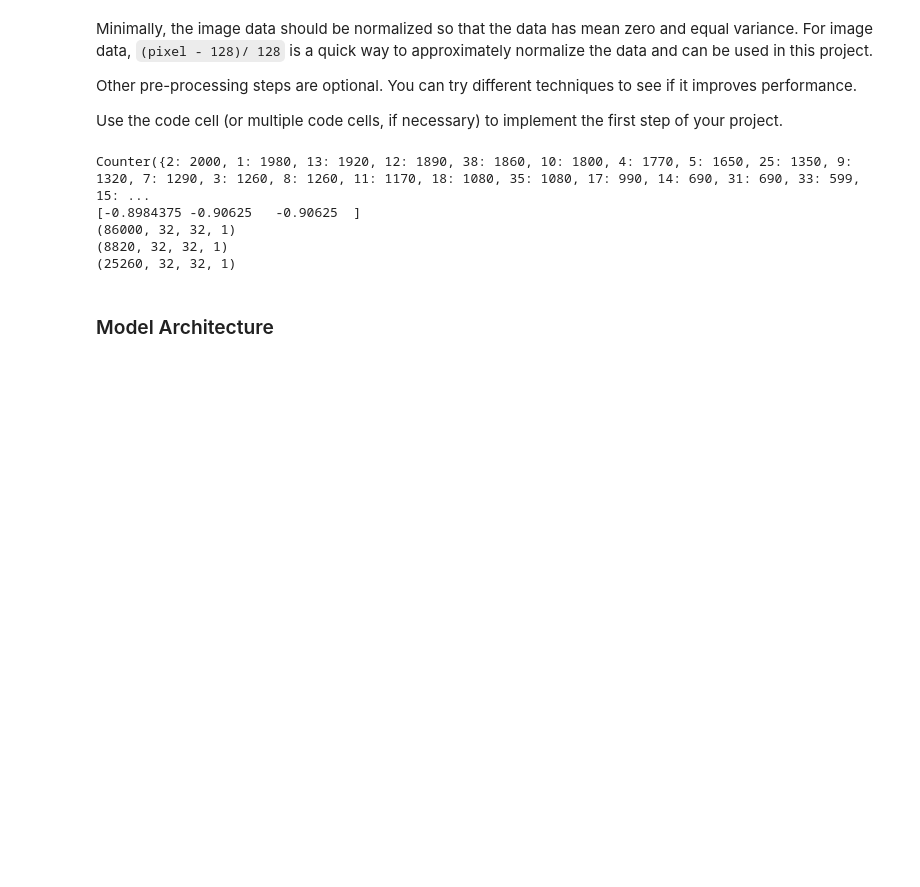
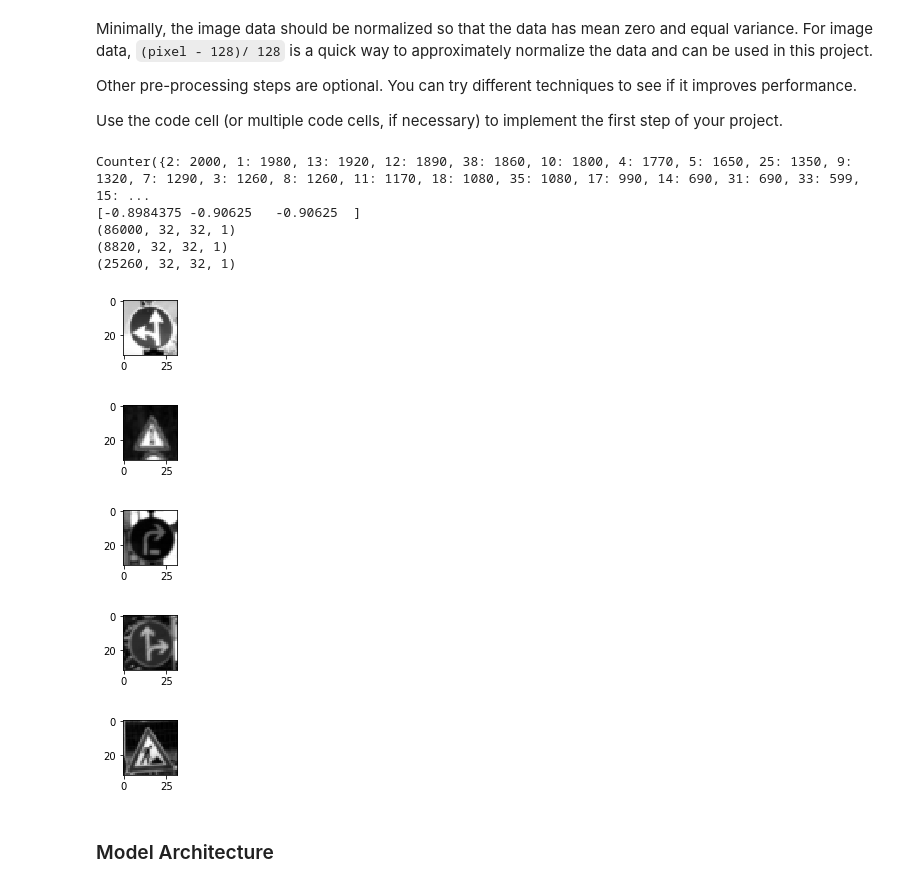
Before and after one commit to dayuwater/traffic_sign_classifier, a Jupyter notebook: Traffic_Sign_Classifier.ipynb, the cells around one changed output. Drawn from its saved outputs; the diff is of its cells as text; code cells hidden in the pictures; blank space fills up the shorter version.

```diff
--- a/Traffic_Sign_Classifier.ipynb
+++ b/Traffic_Sign_Classifier.ipynb
@@ -289,7 +299,7 @@ y_test_augmented = y_test_aug
 
 # Normalize X train to between -1 and 1
 # Since this a uint8, numbers less than 128 minus 128 will overflow to plus 128
-X_train_normalized = [(np.int8(x - 128)) / 128 for x in X_train_selected] # This just works ...
+X_train_normalized = [(np.int8(x - 128)) / 128 for x in X_train_augmented] # This just works ...
 X_valid_normalized = [(np.int8(x - 128)) / 128 for x in X_valid_augmented]
 X_test_normalized = [(np.int8(x - 128)) / 128 for x in X_test_augmented]
 
@@ -310,6 +320,22 @@ Counter({2: 2000, 1: 1980, 13: 1920, 12: 1890, 38: 1860, 10: 1800, 4: 1770, 5: 1
 (86000, 32, 32, 1)
 (8820, 32, 32, 1)
 (25260, 32, 32, 1)
+# %%
+# Visualizations will be shown in the notebook.
+%matplotlib inline
+
+for _ in range(5):
+    index = random.randint(0, len(X_train_grayscale))
+    image = X_train_grayscale[index].squeeze()
+
+    plt.figure(figsize=(1,1))
+    plt.imshow(image, cmap="gray")
+# %% [output]
+[figure, added]
+[figure, added]
+[figure, added]
+[figure, added]
+[figure, added]
 # %% [markdown]
 ### Model Architecture
 # %%
```
Also changed, not shown: parts of 10 cells of this notebook, 1 other file.
